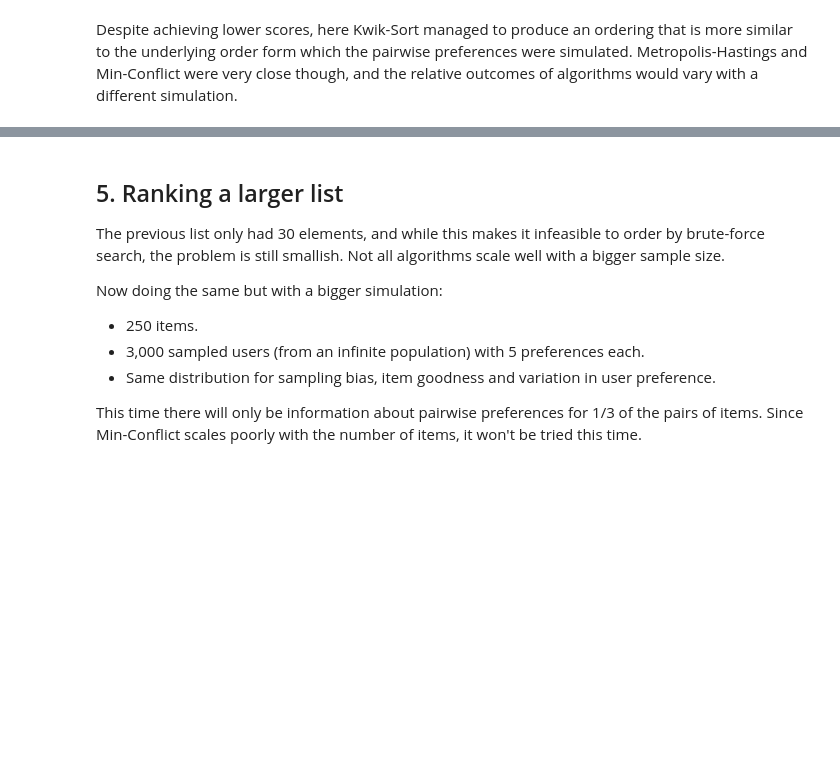
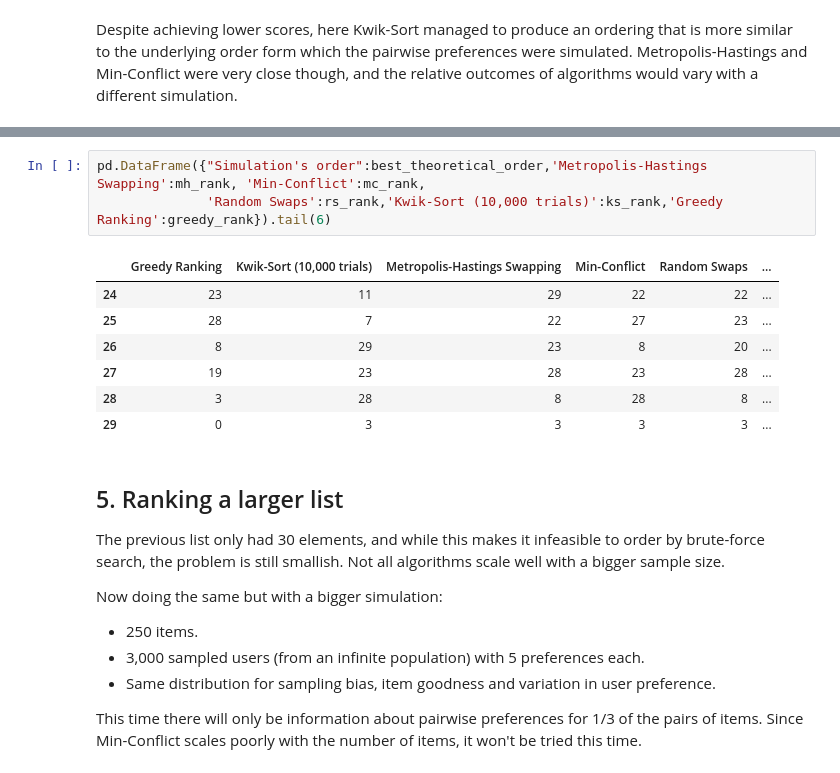
Before and after one commit to david-cortes/datascienceprojects, a Jupyter notebook: optimization/list_optimization.ipynb, the cells around one changed output, grey strips where cells are left out. Drawn from its saved outputs; the diff is of its cells as text; blank space fills up the shorter version.

```diff
--- a/optimization/list_optimization.ipynb
+++ b/optimization/list_optimization.ipynb
@@ -585,3 +598,14 @@ Despite achieving lower scores, here Kwik-Sort managed to produce an ordering th
+# %%
+pd.DataFrame({"Simulation's order":best_theoretical_order,'Metropolis-Hastings Swapping':mh_rank, 'Min-Conflict':mc_rank,
+              'Random Swaps':rs_rank,'Kwik-Sort (10,000 trials)':ks_rank,'Greedy Ranking':greedy_rank}).tail(6)
+# %% [output]
+|  | Greedy Ranking | Kwik-Sort (10,000 trials) | Metropolis-Hastings Swapping | Min-Conflict | Random Swaps | ... |
+| 24 | 23 | 11 | 29 | 22 | 22 | ... |
+| 25 | 28 | 7 | 22 | 27 | 23 | ... |
+| 26 | 8 | 29 | 23 | 8 | 20 | ... |
+| 27 | 19 | 23 | 28 | 23 | 28 | ... |
+| 28 | 3 | 28 | 8 | 28 | 8 | ... |
+| 29 | 0 | 3 | 3 | 3 | 3 | ... |
 # %% [markdown]
 <a id="p5"></a>
 ## 5. Ranking a larger list
```
Also changed, not shown: parts of 9 cells of this notebook, 1 other file.
